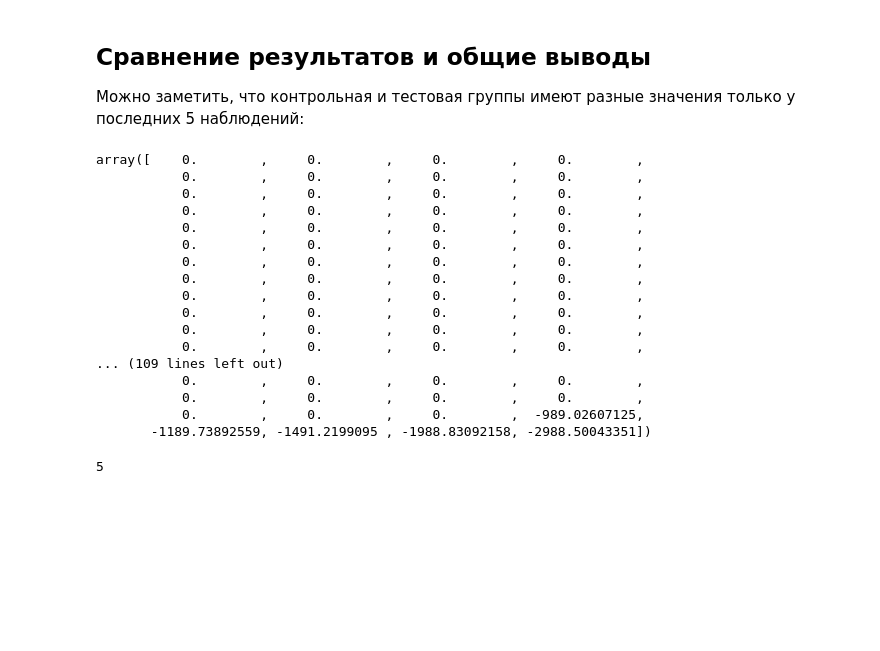
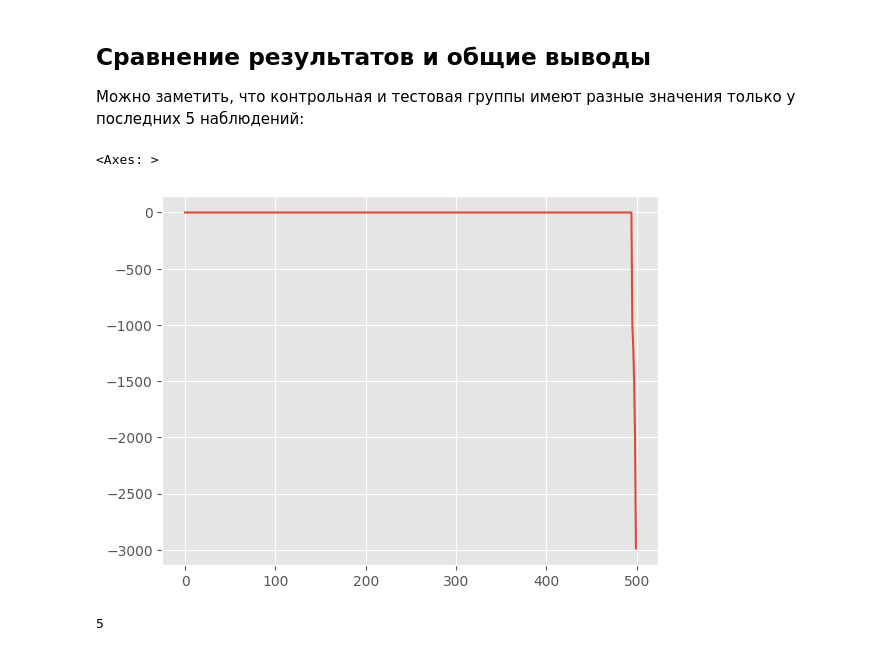
Before and after one commit to kirmipt/karpov.courses_analyst, a Jupyter notebook: 6 Статистика/9 Bootstrap как метод проверки статистических гипотез/Минипроект 9 - AB testing via Bootstrap method.ipynb, the cells around one changed output. Cells and saved outputs as stored; diff of their text form; code cells hidden in the pictures; blank space fills up the shorter version.

```diff
--- a/6 Статистика/9 Bootstrap как метод проверки статистических гипотез/Минипроект 9 - AB testing via Bootstrap method.ipynb
+++ b/6 Статистика/9 Bootstrap как метод проверки статистических гипотез/Минипроект 9 - AB testing via Bootstrap method.ipynb
@@ -213,25 +231,10 @@ res2['ci']
 Можно заметить, что контрольная и тестовая группы имеют разные значения только у последних 5 наблюдений:
 # %%
 df_diff = ctrl.values-test.values
-df_diff
+sns.lineplot(df_diff)
 # %% [output]
-array([    0.        ,     0.        ,     0.        ,     0.        ,
-           0.        ,     0.        ,     0.        ,     0.        ,
-           0.        ,     0.        ,     0.        ,     0.        ,
-           0.        ,     0.        ,     0.        ,     0.        ,
-           0.        ,     0.        ,     0.        ,     0.        ,
-           0.        ,     0.        ,     0.        ,     0.        ,
-           0.        ,     0.        ,     0.        ,     0.        ,
-           0.        ,     0.        ,     0.        ,     0.        ,
-           0.        ,     0.        ,     0.        ,     0.        ,
-           0.        ,     0.        ,     0.        ,     0.        ,
-           0.        ,     0.        ,     0.        ,     0.        ,
-           0.        ,     0.        ,     0.        ,     0.        ,
-... (109 lines left out)
-           0.        ,     0.        ,     0.        ,     0.        ,
-           0.        ,     0.        ,     0.        ,     0.        ,
-           0.        ,     0.        ,     0.        ,  -989.02607125,
-       -1189.73892559, -1491.2199095 , -1988.83092158, -2988.50043351])
+<Axes: >
+[figure, added]
 # %%
 len(df_diff[df_diff != 0])
 # %% [output]
```
Also changed, not shown: parts of 10 cells of this notebook.
